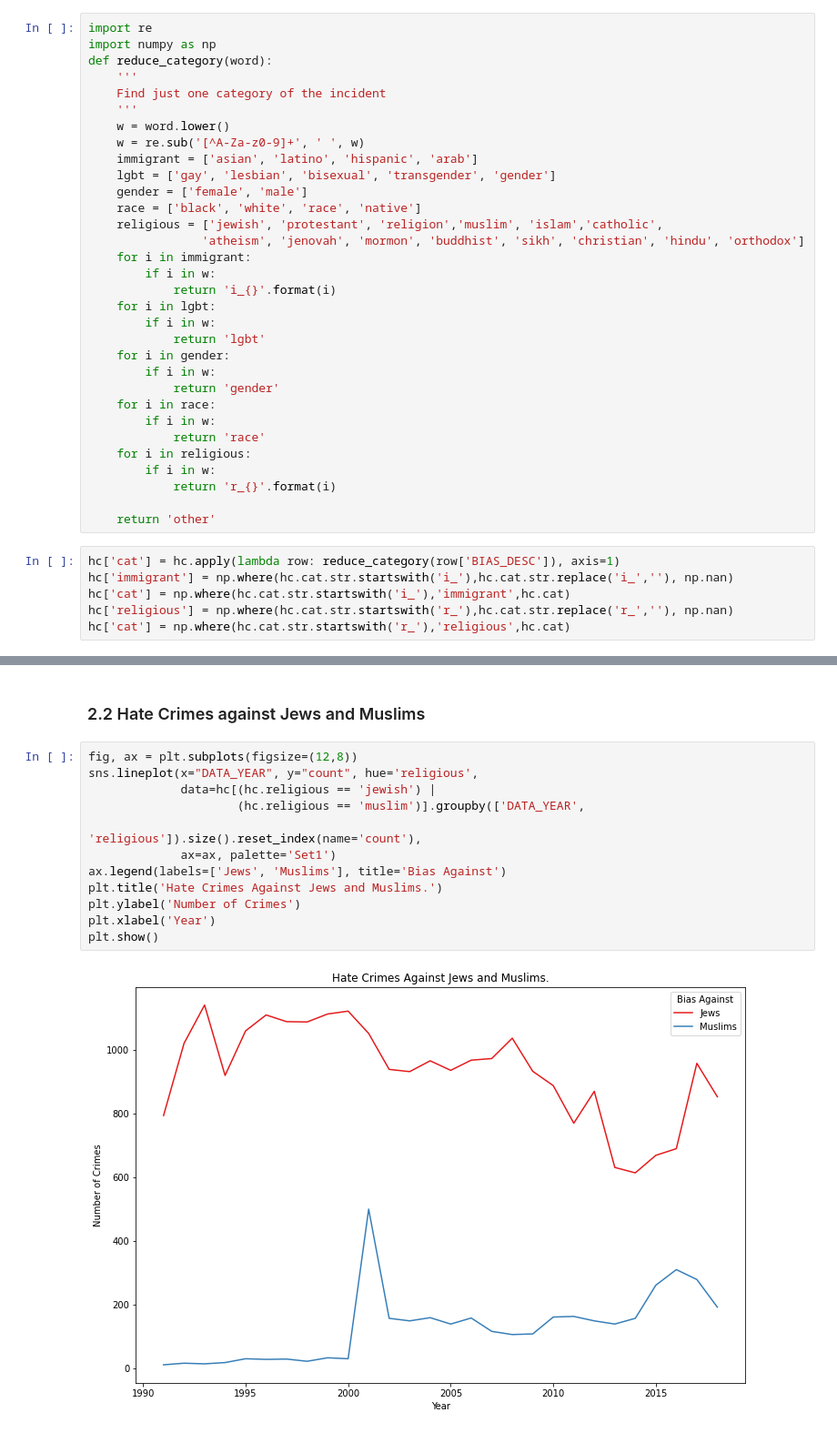
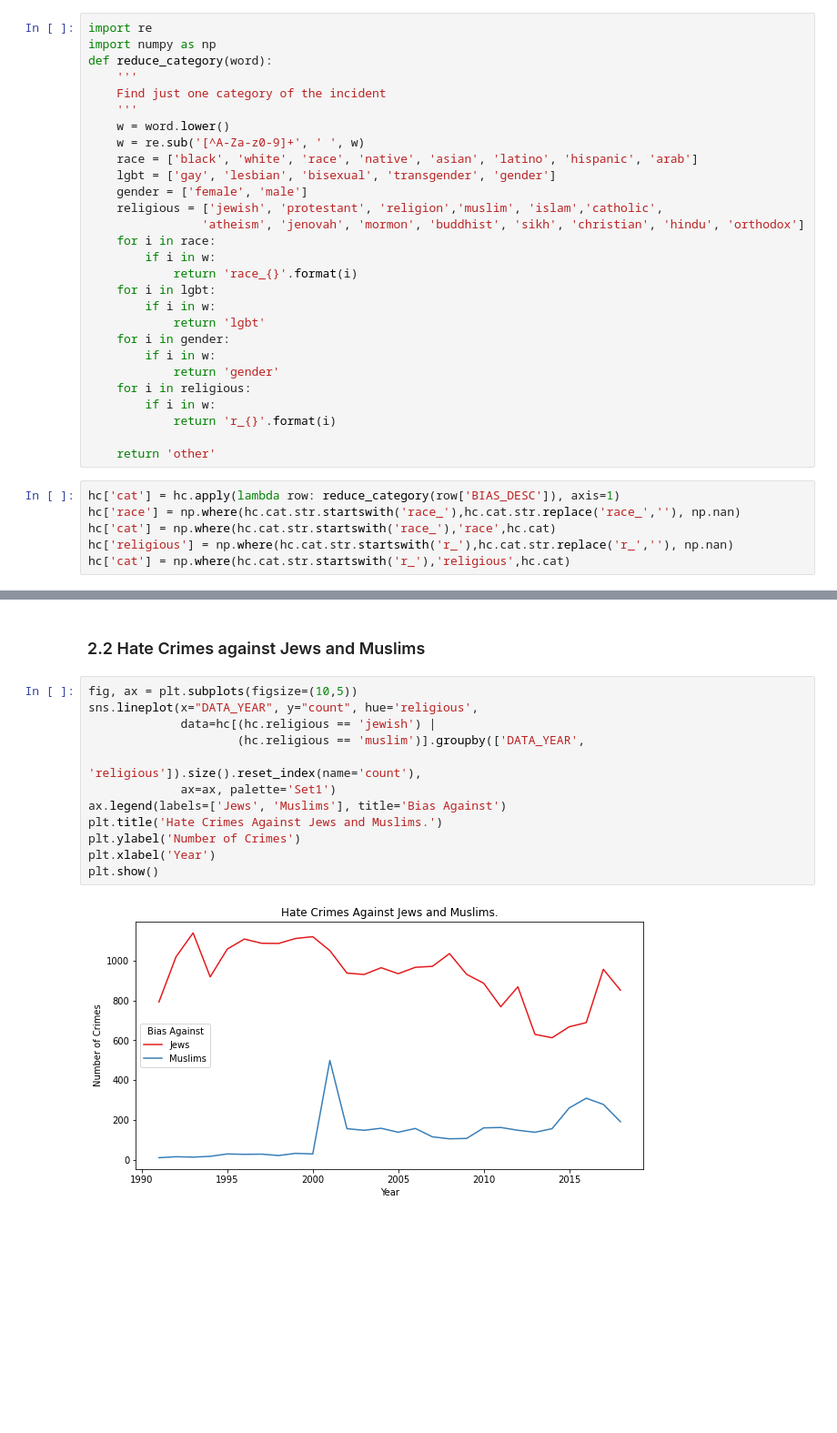
Before and after one commit to jramtos/hate_groups, a Jupyter notebook: analysis_hate_data.ipynb, the cells around one changed output, grey strips where cells are left out. Shown at 91% size. Saved outputs shown, nothing was run; the diff lists cells and outputs as text; blank space fills up the shorter version.

```diff
--- a/analysis_hate_groups.ipynb
+++ b/analysis_hate_data.ipynb
@@ -149,24 +151,20 @@ def reduce_category(word):
     '''
     w = word.lower()
     w = re.sub('[^A-Za-z0-9]+', ' ', w)
-    immigrant = ['asian', 'latino', 'hispanic', 'arab']
+    race = ['black', 'white', 'race', 'native', 'asian', 'latino', 'hispanic', 'arab']
     lgbt = ['gay', 'lesbian', 'bisexual', 'transgender', 'gender']
     gender = ['female', 'male']
-    race = ['black', 'white', 'race', 'native']
     religious = ['jewish', 'protestant', 'religion','muslim', 'islam','catholic',
                 'atheism', 'jenovah', 'mormon', 'buddhist', 'sikh', 'christian', 'hindu', 'orthodox']
-    for i in immigrant:
+    for i in race:
         if i in w:
-            return 'i_{}'.format(i)
+            return 'race_{}'.format(i)
     for i in lgbt:
         if i in w:
             return 'lgbt'
     for i in gender:
         if i in w:
             return 'gender'
-    for i in race:
-        if i in w:
-            return 'race'
     for i in religious:
         if i in w:
             return 'r_{}'.format(i)
@@ -174,8 +172,8 @@ def reduce_category(word):
     return 'other'
 # %%
 hc['cat'] = hc.apply(lambda row: reduce_category(row['BIAS_DESC']), axis=1)
-hc['immigrant'] = np.where(hc.cat.str.startswith('i_'),hc.cat.str.replace('i_',''), np.nan)
-hc['cat'] = np.where(hc.cat.str.startswith('i_'),'immigrant',hc.cat)
+hc['race'] = np.where(hc.cat.str.startswith('race_'),hc.cat.str.replace('race_',''), np.nan)
+hc['cat'] = np.where(hc.cat.str.startswith('race_'),'race',hc.cat)
 hc['religious'] = np.where(hc.cat.str.startswith('r_'),hc.cat.str.replace('r_',''), np.nan)
 hc['cat'] = np.where(hc.cat.str.startswith('r_'),'religious',hc.cat)
 # %%
@@ -253,16 +264,16 @@ plt.show()
 # %% [markdown]
 ### 2.2 Hate Crimes against Jews and Muslims
 # %%
-fig, ax = plt.subplots(figsize=(12,8))
+fig, ax = plt.subplots(figsize=(10,5))
 sns.lineplot(x="DATA_YEAR", y="count", hue='religious',
              data=hc[(hc.religious == 'jewish') |
                      (hc.religious == 'muslim')].groupby(['DATA_YEAR',
                                                           'religious']).size().reset_index(name='count'),
              ax=ax, palette='Set1')
 ax.legend(labels=['Jews', 'Muslims'], title='Bias Against')
 plt.title('Hate Crimes Against Jews and Muslims.')
 plt.ylabel('Number of Crimes')
 plt.xlabel('Year')
 plt.show()
 # %% [output]
-[figure, old version]
+[figure, new version]
```
Also changed, not shown: parts of 9 cells of this notebook.
